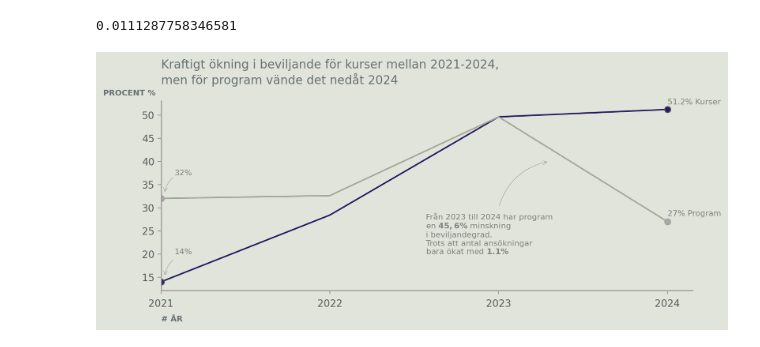
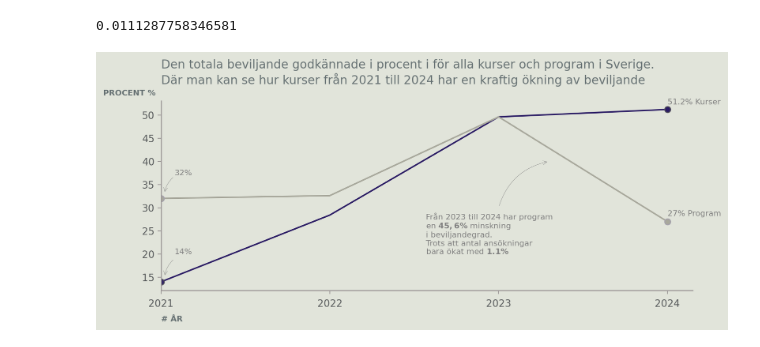
Before and after one commit to AlejandroHiroshima/Data_visualisation_grupp8, a Jupyter notebook: explorations/marcus_eda/eda1.ipynb, the cells around one changed output. Cells and saved outputs as stored; diff of their text form; code cells hidden in the pictures.

```diff
--- a/explorations/marcus_eda/eda1.ipynb
+++ b/explorations/marcus_eda/eda1.ipynb
@@ -506,15 +506,16 @@ ax.set_xlim(df_line_chart.index.min())
 
 
 # clutter
-ax.tick_params("both", color= "#9B9696")
+ax.tick_params("both", color="#9B9696")
 
 # Description and lable -> call to action
-ax.set_xlabel("# ÅR", loc="left", fontsize=8, color= "#657072")
-ax.set_ylabel("PROCENT %", loc="top", rotation=0, fontsize= 8, color= "#657072")
+ax.set_xlabel("# ÅR", loc="left", fontsize=8, color="#657072")
+ax.set_ylabel("PROCENT %", loc="top", rotation=0, fontsize=8, color="#657072")
 ax.yaxis.set_label_coords(-0.01, 1.02)
 ax.set_title(
-    "Kraftigt ökning i beviljande för kurser mellan 2021-2024, \nmen för program vände det nedåt 2024",
-    loc="left", color= "#657072"
+    "Den totala beviljande godkännade i procent i för alla kurser och program i Sverige. \nDär man kan se hur kurser från 2021 till 2024 har en kraftig ökning av beviljande",
+    loc="left",
+    color="#657072",
 )
 
 
@@ -525,58 +526,87 @@ def text_annotation(ax, **option):
         y=option.get("y_value", 30),
         s=option.get("text", ""),
         fontsize=option.get("font", 8),
-        color= option.get("color", "grey")
+        color=option.get("color", "grey"),
     )
 
 
 # Text annotation
 
-text_annotation(
-    ax, x_value=2024, y_value=52.3, text="51.2% Kurser", font=8
-)
-text_annotation(
-    ax, x_value=2024, y_value=28.2, text="27% Program", font=8
-)
-text_annotation(
-    ax, x_value=2021 + 0.08, y_value=20, text="14%", font=8
-)
-text_annotation(
-    ax, x_value=2021 + 0.08, y_value=37, text="32%", font=8
-)
+text_annotation(ax, x_value=2024, y_value=52.3, text="51.2% Kurser", font=8)
+text_annotation(ax, x_value=2024, y_value=28.2, text="27% Program", font=8)
+text_annotation(ax, x_value=2021 + 0.08, y_value=20, text="14%", font=8)
+text_annotation(ax, x_value=2021 + 0.08, y_value=37, text="32%", font=8)
 text_annotation(
     ax,
     x_value=2023 - 0.43,
     y_value=20,
     text="Från 2023 till 2024 har program"
     + "\nen $\mathbf{45,6\%}$ minskning"
     + "\ni beviljandegrad."
     + "\nTrots att antal ansökningar"
     + "\nbara ökat med $\mathbf{1.1\%}$",
     font=8,
 )
 
+
 def arrow_annotation(ax, **option):
 
-    x= option.get("x_value", 0)
+    x = option.get("x_value", 0)
     y = option.get("y_value_piont", 0)
     y_start = option.get("y_value_start", 0)
     # annotation
     ax.annotate(
         text="",
         xy=(x + option.get("x_distans"), y),  # punkten som pilen ska peka på
-        xytext=(x + option.get("x_distans_start", 0), y_start),  # startpunkten för pilen
-        arrowprops=dict(arrowstyle="->", linewidth=option.get("linewidth", 0.3), connectionstyle=f"arc3, rad= {option.get('rad', 0.3)}", color= option.get("color", "grey")),
-)
+        xytext=(
+            x + option.get("x_distans_start", 0),
+            y_start,
+        ),  # startpunkten för pilen
+        arrowprops=dict(
+            arrowstyle="->",
+            linewidth=option.get("linewidth", 0.3),
+            connectionstyle=f"arc3, rad= {option.get('rad', 0.3)}",
+            color=option.get("color", "grey"),
+        ),
+    )
 
 
-arrow_annotation(ax, x_value= 2023, y_value_piont= 40, x_distans= 0.3, y_value_start= 30, linewidth= 0.3, rad= -0.3, color= "grey")
-arrow_annotation(ax, x_value= 2021, y_value_piont= 33, x_distans= 0.02, y_value_start= 36.8, x_distans_start= 0.08, linewidth= 0.3, rad= 0.2, color= "grey")
-arrow_annotation(ax, x_value= 2021, y_value_piont= 15, x_distans= 0.021, y_value_start= 19, x_distans_start= 0.08, linewidth= 0.3, rad= 0.2, color= "grey")
-
+arrow_annotation(
+    ax,
+    x_value=2023,
+    y_value_piont=40,
+    x_distans=0.3,
+    y_value_start=30,
+    linewidth=0.3,
+    rad=-0.3,
+    color="grey",
+)
+arrow_annotation(
+    ax,
+    x_value=2021,
+    y_value_piont=33,
+    x_distans=0.02,
+    y_value_start=36.8,
+    x_distans_start=0.08,
+    linewidth=0.3,
+    rad=0.2,
+    color="grey",
+)
+arrow_annotation(
+    ax,
+    x_value=2021,
+    y_value_piont=15,
+    x_distans=0.021,
+    y_value_start=19,
+    x_distans_start=0.08,
+    linewidth=0.3,
+    rad=0.2,
+    color="grey",
+)
 
 
 fig.tight_layout()
 fig.show()
 fig.savefig("../figures/grant_rate_line_chart.png")
 # %% [output]
-[figure, old version]
+[figure, new version]
```
Also changed, not shown: 6 other files.
